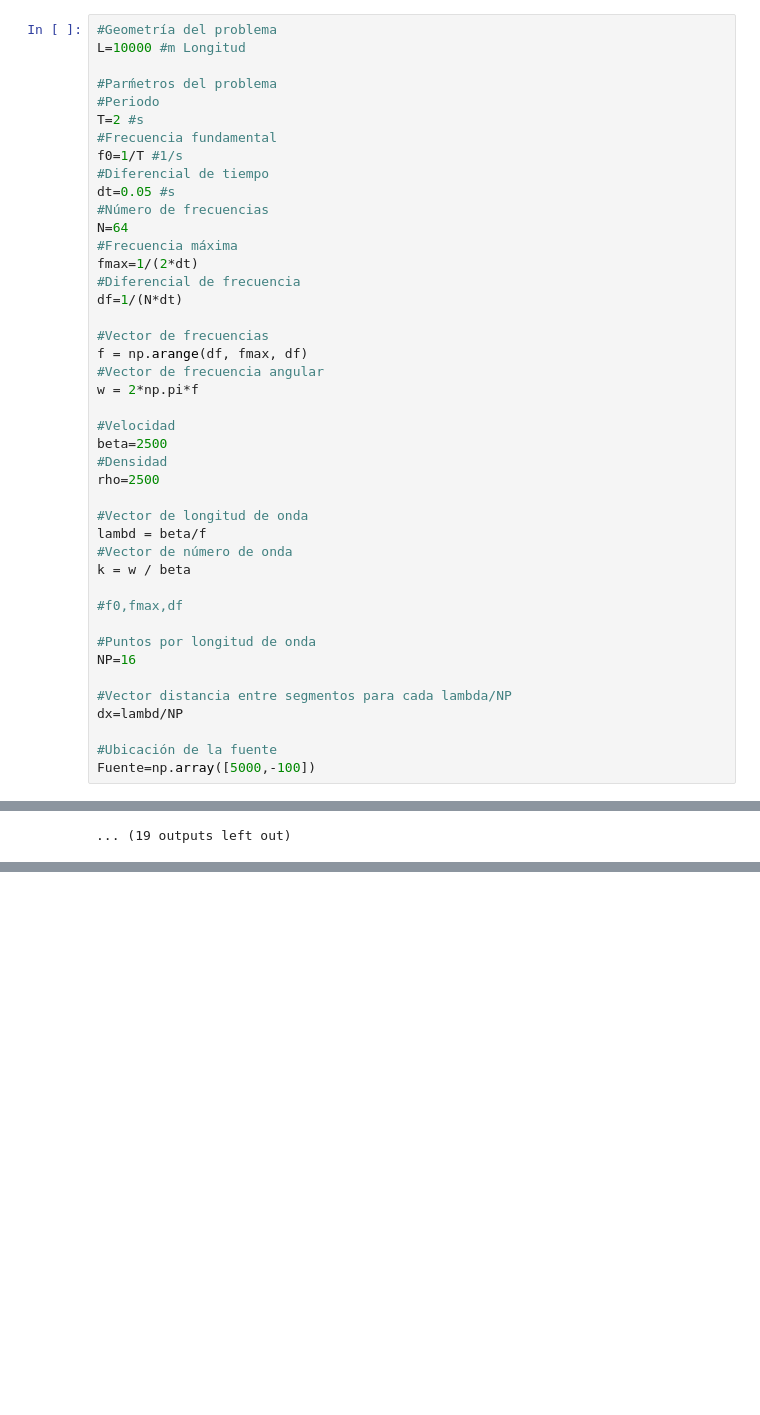
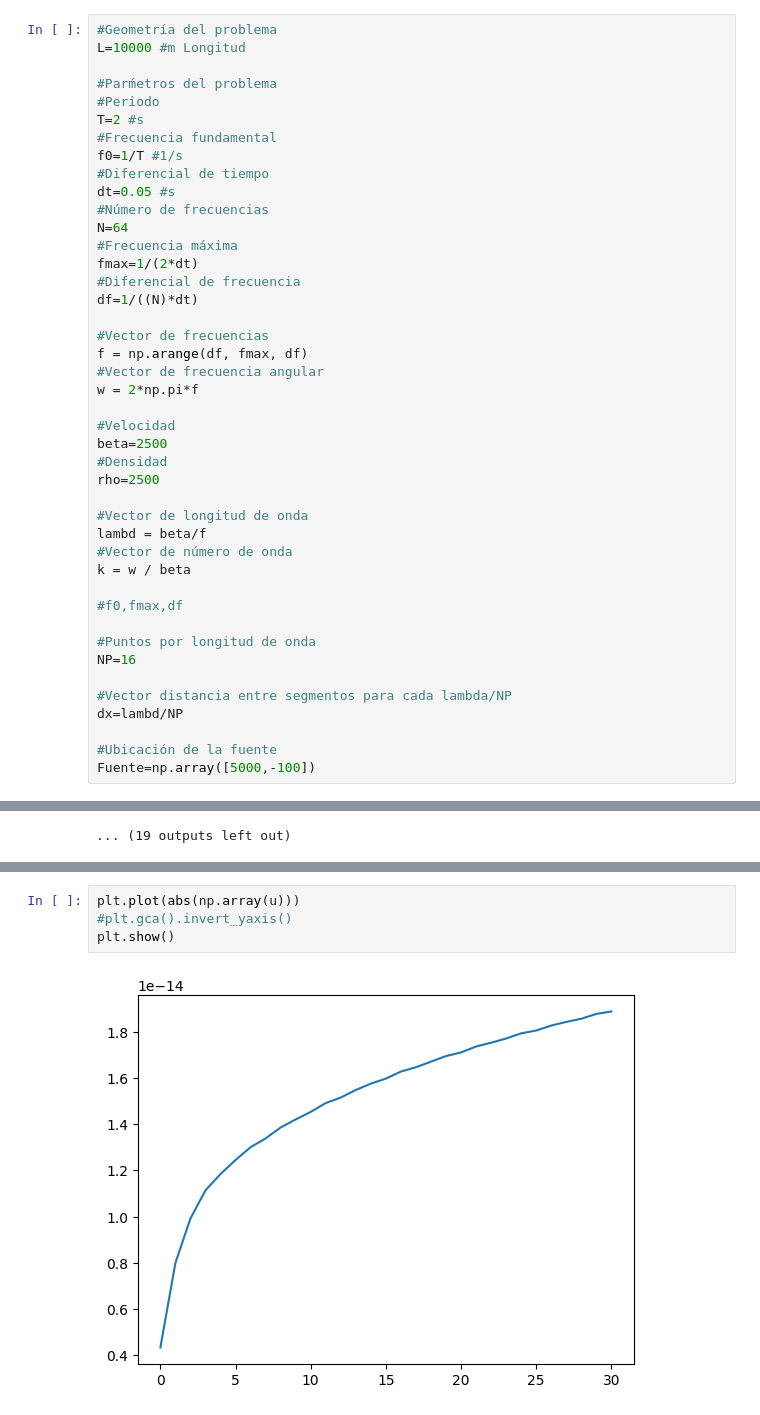
Before and after one commit to seismomat/IBEM, a Jupyter notebook: IBEM_General.ipynb, the cells around one changed output, grey strips where cells are left out. Saved outputs shown, nothing was run; the diff lists cells and outputs as text; blank space fills up the shorter version.

```diff
--- a/IBEM_General.ipynb
+++ b/IBEM_General.ipynb
@@ -25,7 +25,7 @@ N=64
 #Frecuencia máxima
 fmax=1/(2*dt)
 #Diferencial de frecuencia
-df=1/(N*dt)
+df=1/((N)*dt)
 
 #Vector de frecuencias
 f = np.arange(df, fmax, df)
@@ -408 +443,7 @@ print(MG22)
+# %%
+plt.plot(abs(np.array(u)))
+#plt.gca().invert_yaxis()
+plt.show()
+# %% [output]
+[figure, added]
 # %%
```
Also changed, not shown: parts of 20 cells of this notebook.
